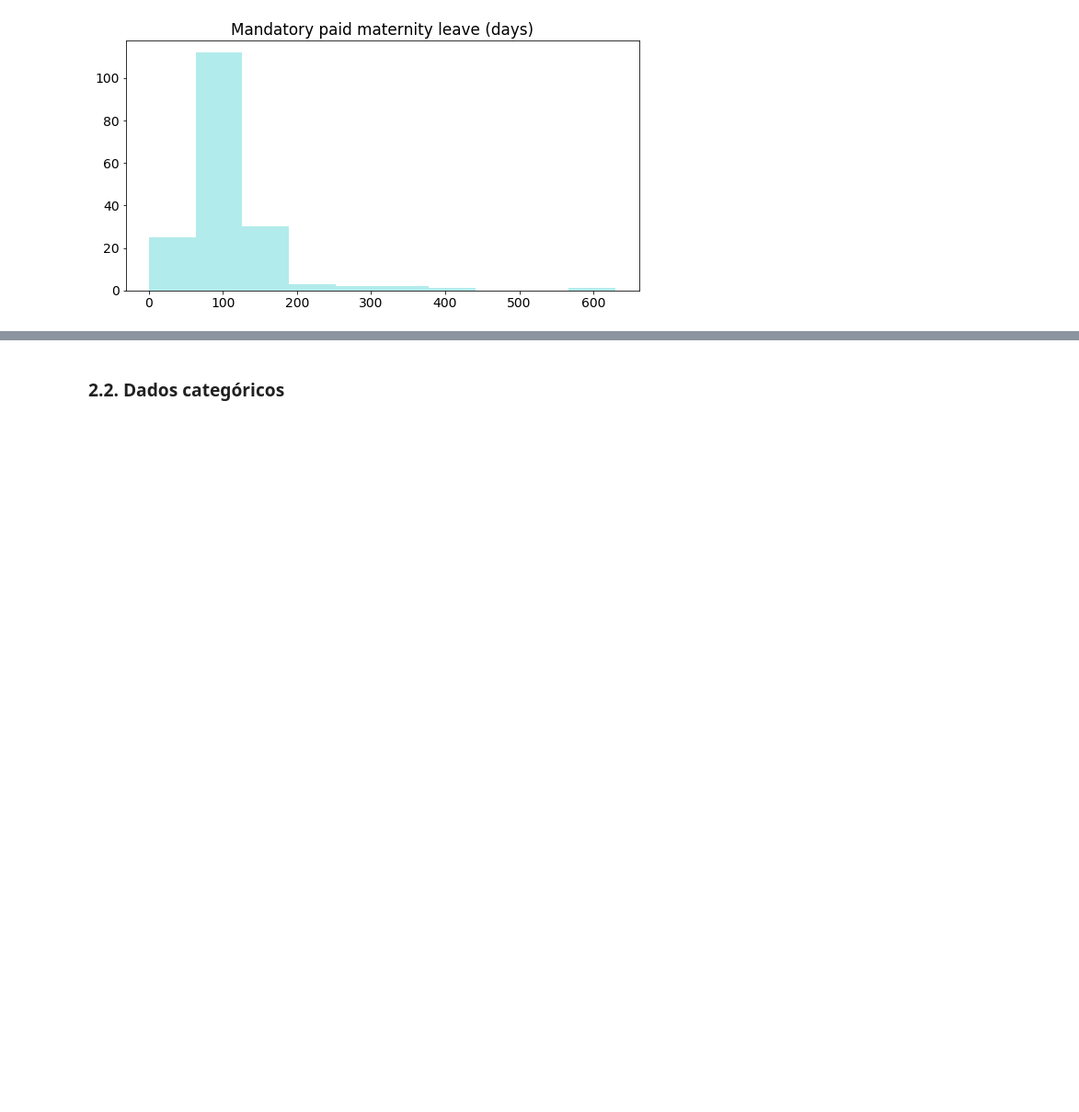
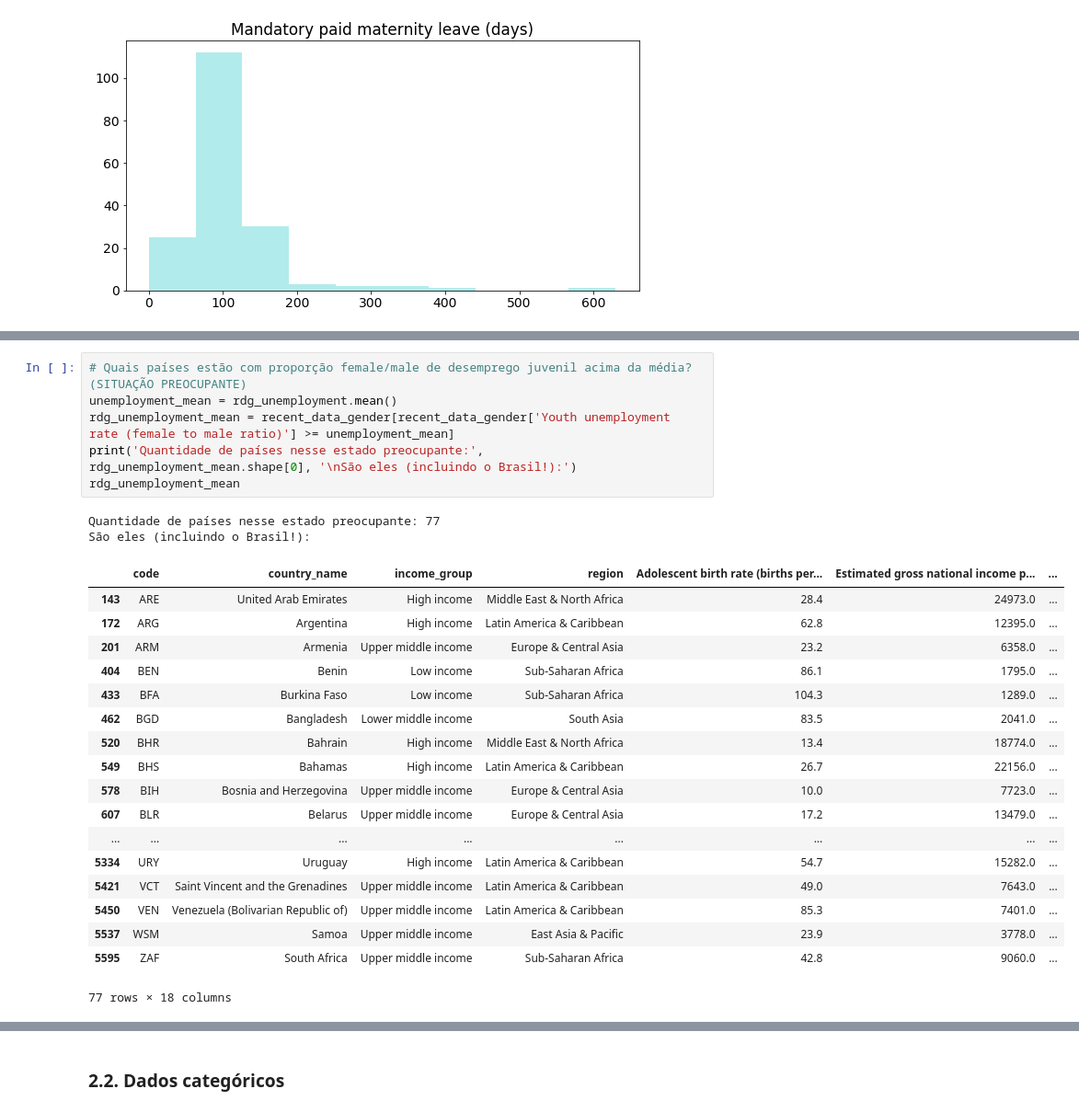
Before and after one commit to andreisha/inf1032-datascience, a Jupyter notebook: T1.1 Analise Descriptiva.ipynb, the cells around one changed output, grey strips where cells are left out. Shown at 92% size. Cells and saved outputs as stored; diff of their text form; blank space fills up the shorter version.

```diff
--- a/T1.1 Analise Descriptiva.ipynb
+++ b/T1.1 Analise Descriptiva.ipynb
@@ -458,0 +453,27 @@ recent_data_gender[recent_data_gender['Mandatory paid maternity leave (days)'] >
+# %%
+# Quais países estão com proporção female/male de desemprego juvenil acima da média? (SITUAÇÃO PREOCUPANTE)
+unemployment_mean = rdg_unemployment.mean()
+rdg_unemployment_mean = recent_data_gender[recent_data_gender['Youth unemployment rate (female to male ratio)'] >= unemployment_mean]
+print('Quantidade de países nesse estado preocupante:', rdg_unemployment_mean.shape[0], '\nSão eles (incluindo o Brasil!):')
+rdg_unemployment_mean
+# %% [output]
+Quantidade de países nesse estado preocupante: 77
+São eles (incluindo o Brasil!):
+|  | code | country_name | income_group | region | Adolescent birth rate (births per... | Estimated gross national income p... | ... |
+| 143 | ARE | United Arab Emirates | High income | Middle East & North Africa | 28.4 | 24973.0 | ... |
+| 172 | ARG | Argentina | High income | Latin America & Caribbean | 62.8 | 12395.0 | ... |
+| 201 | ARM | Armenia | Upper middle income | Europe & Central Asia | 23.2 | 6358.0 | ... |
+| 404 | BEN | Benin | Low income | Sub-Saharan Africa | 86.1 | 1795.0 | ... |
+| 433 | BFA | Burkina Faso | Low income | Sub-Saharan Africa | 104.3 | 1289.0 | ... |
+| 462 | BGD | Bangladesh | Lower middle income | South Asia | 83.5 | 2041.0 | ... |
+| 520 | BHR | Bahrain | High income | Middle East & North Africa | 13.4 | 18774.0 | ... |
+| 549 | BHS | Bahamas | High income | Latin America & Caribbean | 26.7 | 22156.0 | ... |
+| 578 | BIH | Bosnia and Herzegovina | Upper middle income | Europe & Central Asia | 10.0 | 7723.0 | ... |
+| 607 | BLR | Belarus | Upper middle income | Europe & Central Asia | 17.2 | 13479.0 | ... |
+| ... | ... | ... | ... | ... | ... | ... | ... |
+| 5334 | URY | Uruguay | High income | Latin America & Caribbean | 54.7 | 15282.0 | ... |
+| 5421 | VCT | Saint Vincent and the Grenadines | Upper middle income | Latin America & Caribbean | 49.0 | 7643.0 | ... |
+| 5450 | VEN | Venezuela (Bolivarian Republic of) | Upper middle income | Latin America & Caribbean | 85.3 | 7401.0 | ... |
+| 5537 | WSM | Samoa | Upper middle income | East Asia & Pacific | 23.9 | 3778.0 | ... |
+| 5595 | ZAF | South Africa | Upper middle income | Sub-Saharan Africa | 42.8 | 9060.0 | ... |
+77 rows × 18 columns
```
Also changed, not shown: parts of 43 cells of this notebook, 1 other file.
